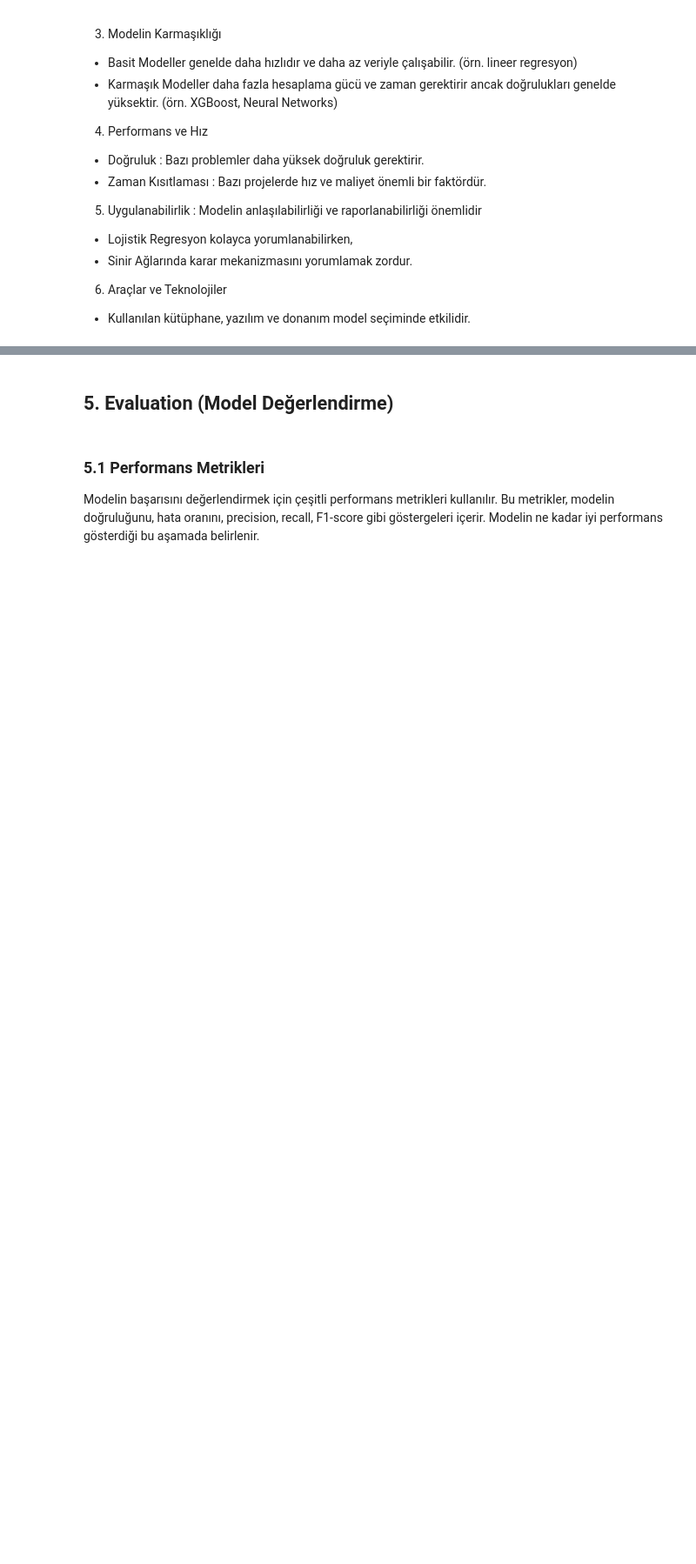
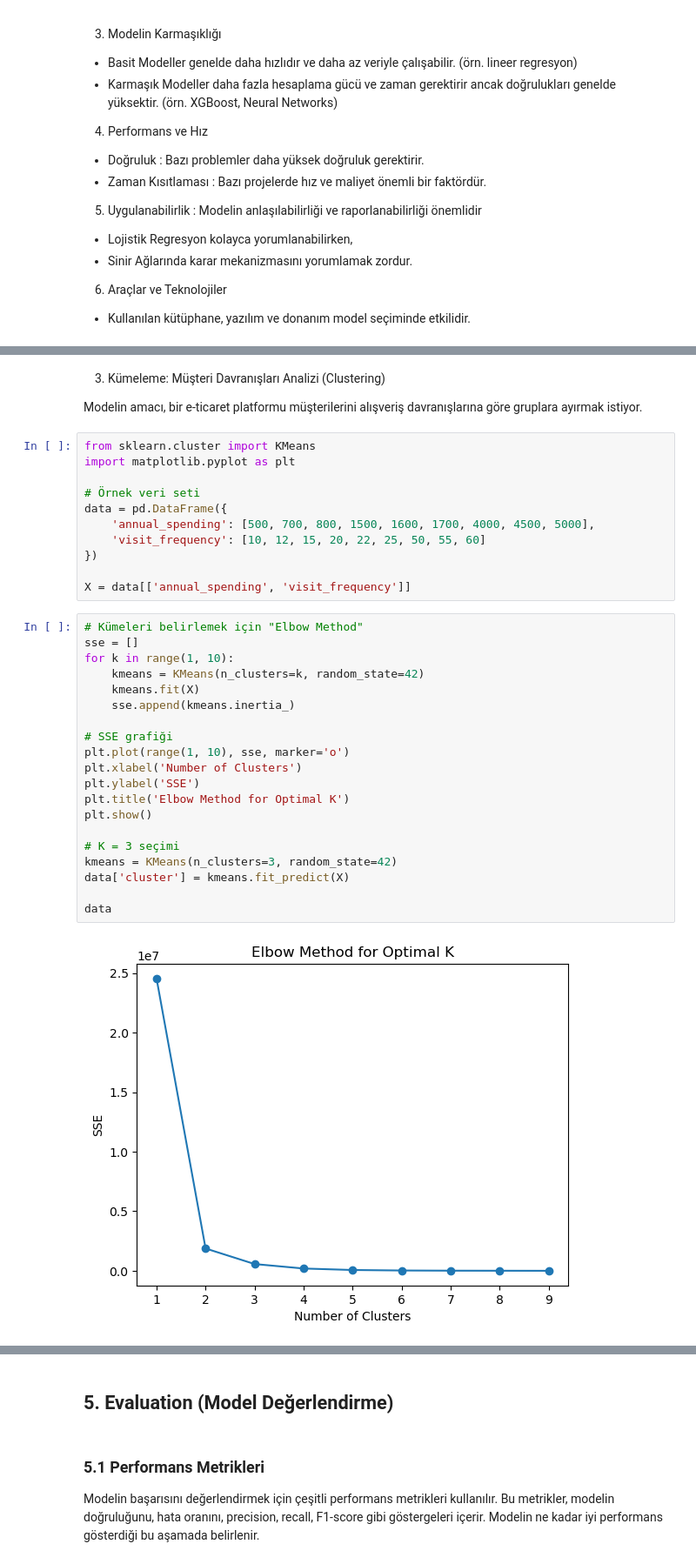
Before and after one commit to onurcakili/dataScienceRepository, a Jupyter notebook: DataScience_Python_Roadmap.ipynb, the cells around one changed output, grey strips where cells are left out. Shown at 87% size. Drawn from its saved outputs; the diff is of its cells as text; blank space fills up the shorter version.

```diff
--- a/DataScience_Python_Roadmap.ipynb
+++ b/DataScience_Python_Roadmap.ipynb
@@ -1457,0 +1566,37 @@ Model oluşturma ve eğitim süreci Python programlama diliyle gerçekleştirili
+# %% [markdown]
+3. Kümeleme: Müşteri Davranışları Analizi (Clustering)
+
+Modelin amacı, bir e-ticaret platformu müşterilerini alışveriş davranışlarına göre gruplara ayırmak istiyor.
+# %%
+from sklearn.cluster import KMeans
+import matplotlib.pyplot as plt
+
+# Örnek veri seti
+data = pd.DataFrame({
+    'annual_spending': [500, 700, 800, 1500, 1600, 1700, 4000, 4500, 5000],
+    'visit_frequency': [10, 12, 15, 20, 22, 25, 50, 55, 60]
+})
+
+X = data[['annual_spending', 'visit_frequency']]
+# %%
+# Kümeleri belirlemek için "Elbow Method"
+sse = []
+for k in range(1, 10):
+    kmeans = KMeans(n_clusters=k, random_state=42)
+    kmeans.fit(X)
+    sse.append(kmeans.inertia_)
+
+# SSE grafiği
+plt.plot(range(1, 10), sse, marker='o')
+plt.xlabel('Number of Clusters')
+plt.ylabel('SSE')
+plt.title('Elbow Method for Optimal K')
+plt.show()
+
+# K = 3 seçimi
+kmeans = KMeans(n_clusters=3, random_state=42)
+data['cluster'] = kmeans.fit_predict(X)
+
+data
+# %% [output]
+[figure, added]
```
Also changed, not shown: parts of 11 cells of this notebook.
